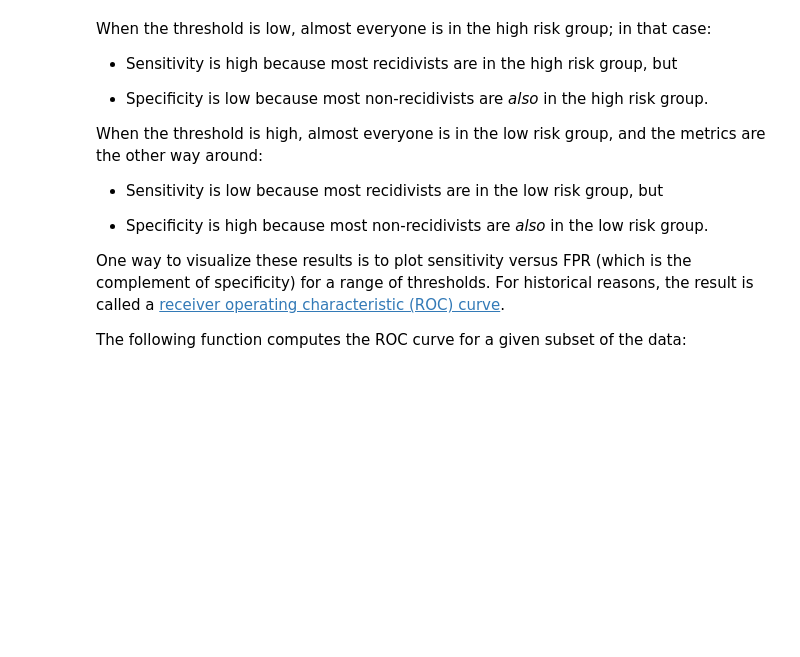
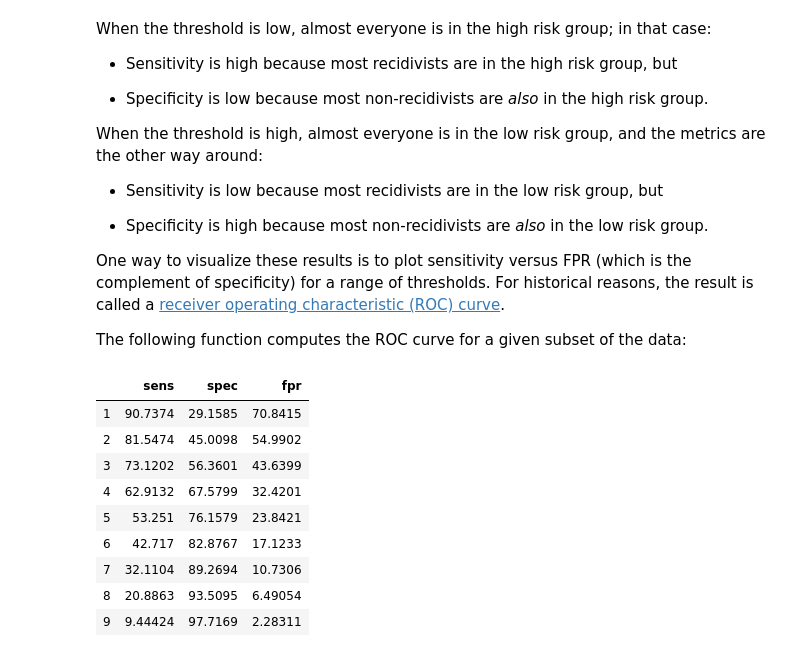
Before and after one commit to AllenDowney/ElementsOfDataScience, a Jupyter notebook: fairness.ipynb, the cells around one changed output. Drawn from its saved outputs; the diff is of its cells as text; code cells hidden in the pictures; blank space fills up the shorter version.

Commit message:
Adding falsepos

```diff
--- a/fairness.ipynb
+++ b/fairness.ipynb
@@ -1163,17 +438,0 @@ decorate(xlabel='Score',
-# %%
-male = cp[cp.sex=='Male']
-female = cp[cp.sex=='Female']
-
-thresh = 4.5
-std_dev = 2
-
-cal_male = calibration_curve(male)
-s = make_ifpr_series(cal_male, thresh, std_dev)
-s.plot(label='FPR, male')
-
-cal_female = calibration_curve(female)
-s = make_ifpr_series(cal_female, thresh, std_dev)
-s.plot(label='FPR, female')
-
-decorate(xlabel='Score',
-         ylabel='Probability of false positive')
@@ -1495,3 +438,0 @@ To see what this kind of unfairness looks like, I'll generate the same figure, g
-# %%
-male = (cp['sex'] == 'Male')
-male.mean()
@@ -1574,0 +494,14 @@ roc_black
+# %%
+roc_male = make_roc(cp, male)
+roc_male
+# %% [output]
+|  | sens | spec | fpr |
+| 1 | 90.7374 | 29.1585 | 70.8415 |
+| 2 | 81.5474 | 45.0098 | 54.9902 |
+| 3 | 73.1202 | 56.3601 | 43.6399 |
+| 4 | 62.9132 | 67.5799 | 32.4201 |
+| 5 | 53.251 | 76.1579 | 23.8421 |
+| 6 | 42.717 | 82.8767 | 17.1233 |
+| 7 | 32.1104 | 89.2694 | 10.7306 |
+| 8 | 20.8863 | 93.5095 | 6.49054 |
+| 9 | 9.44424 | 97.7169 | 2.28311 |
```
Also changed, not shown: parts of 228 cells of this notebook, 1 other file.
